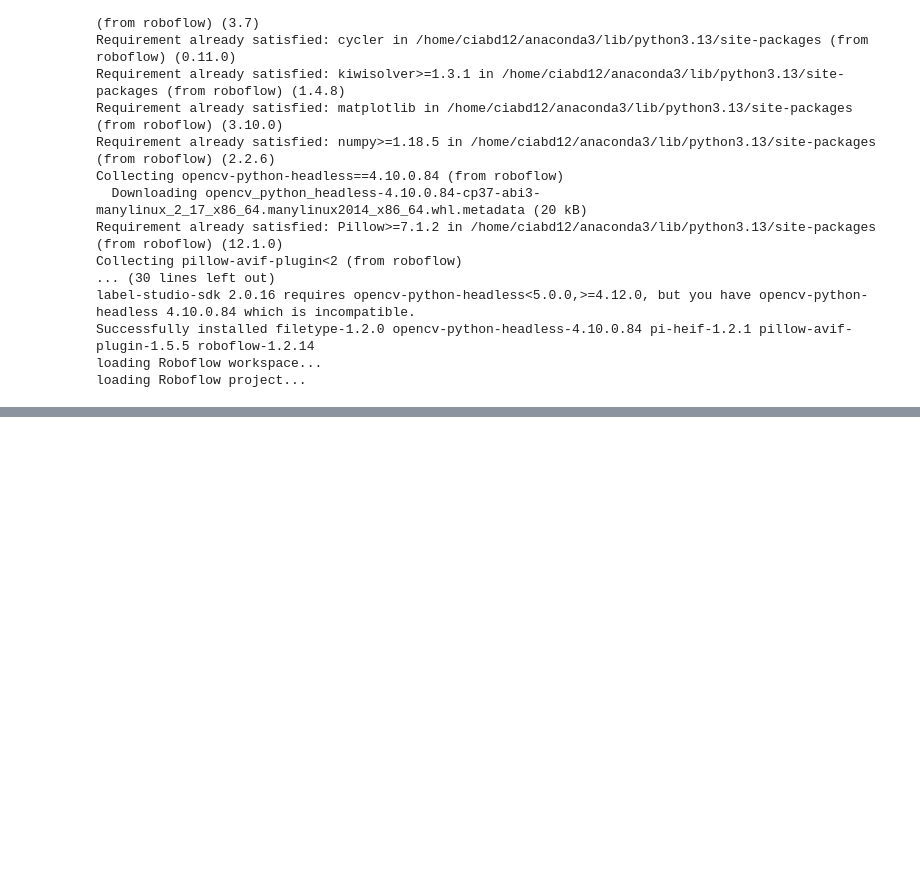
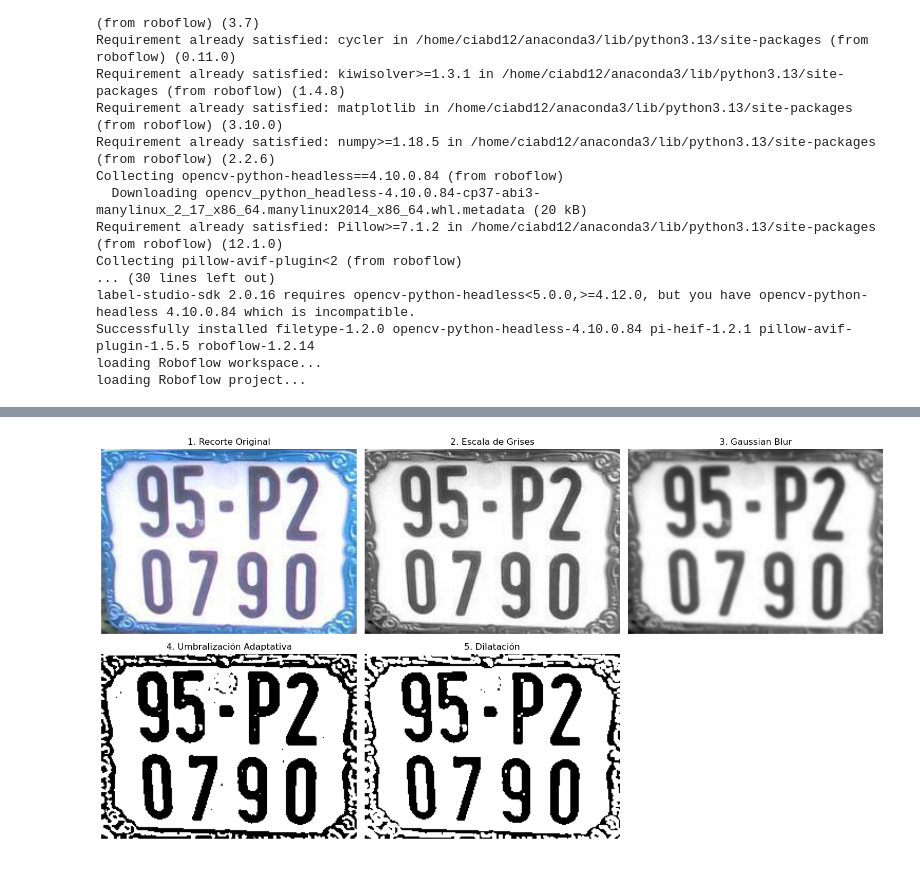
Before and after one commit to manuelo24-jpg/Ejercicios-Python, a Jupyter notebook: Mia/matriculas_ocr/notebooks/notebook.ipynb, the cells around one changed output, grey strips where cells are left out. Drawn from its saved outputs; the diff is of its cells as text; code cells hidden in the pictures; blank space fills up the shorter version.

```diff
--- a/Mia/matriculas_ocr/notebooks/notebook.ipynb
+++ b/Mia/matriculas_ocr/notebooks/notebook.ipynb
@@ -132,0 +138,73 @@ if coordenadas is not None:
+# %%
+def recortar_y_preprocesar(imagen, bbox):
+    """
+    Recorta la matrícula y aplica preprocesamiento para mejorar OCR
+
+    Args:
+        imagen: Imagen original (RGB)
+        bbox: Coordenadas [x1, y1, x2, y2]
+
+    Returns:
+        tuple: (recorte_original, recorte_procesado)
+    """
+    if bbox is None:
+        return None, None
+
+    x1, y1, x2, y2 = bbox
+
+    # 1. Recortar región de la matrícula
+    recorte = imagen[y1:y2, x1:x2]
+
+    # 2. Convertir a escala de grises
+    gray = cv2.cvtColor(recorte, cv2.COLOR_RGB2GRAY)
+
+    # 3. Aplicar blur para reducir ruido
+    blur = cv2.GaussianBlur(gray, (5, 5), 0)
+
+    # 4. Aplicar umbralización adaptativa (mejor que umbral fijo)
+    thresh = cv2.adaptiveThreshold(
+        blur, 255,
+        cv2.ADAPTIVE_THRESH_GAUSSIAN_C,
+        cv2.THRESH_BINARY,
+        11, 2
+    )
+
+    # 5. Opcional: Dilatar para unir caracteres fragmentados
+    kernel = np.ones((2, 2), np.uint8)
+    processed = cv2.dilate(thresh, kernel, iterations=1)
+
+    # Visualizar proceso
+    fig, axes = plt.subplots(2, 3, figsize=(15, 8))
+
+    axes[0, 0].imshow(recorte)
+    axes[0, 0].set_title('1. Recorte Original')
+    axes[0, 0].axis('off')
+
+    axes[0, 1].imshow(gray, cmap='gray')
+    axes[0, 1].set_title('2. Escala de Grises')
+    axes[0, 1].axis('off')
+
+    axes[0, 2].imshow(blur, cmap='gray')
+    axes[0, 2].set_title('3. Gaussian Blur')
+    axes[0, 2].axis('off')
+
+    axes[1, 0].imshow(thresh, cmap='gray')
+    axes[1, 0].set_title('4. Umbralización Adaptativa')
+    axes[1, 0].axis('off')
+
+    axes[1, 1].imshow(processed, cmap='gray')
+    axes[1, 1].set_title('5. Dilatación')
+    axes[1, 1].axis('off')
+
+    axes[1, 2].axis('off')
+
+    plt.tight_layout()
+    plt.show()
+
+    return recorte, processed
+
+
+# Ejemplo de uso
+recorte_original, recorte_procesado = recortar_y_preprocesar(imagen, coordenadas)
+# %% [output]
+[figure, added]
```
Also changed, not shown: parts of 6 cells of this notebook, 11 other files.
